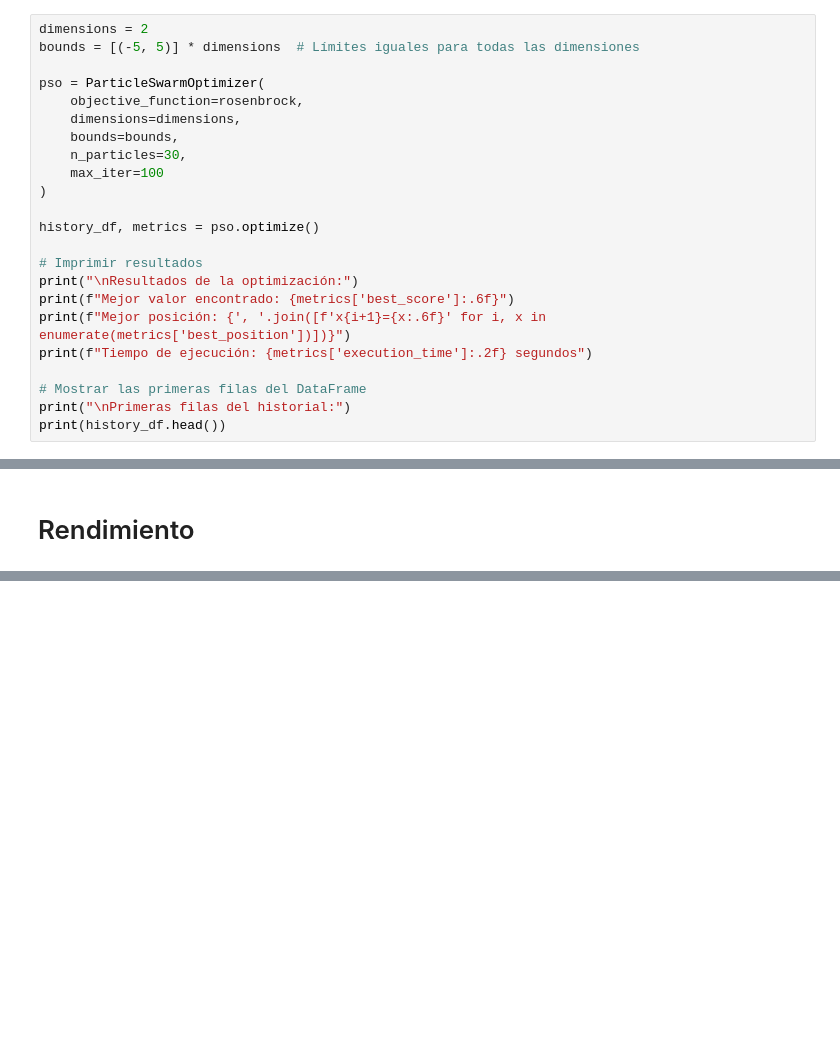
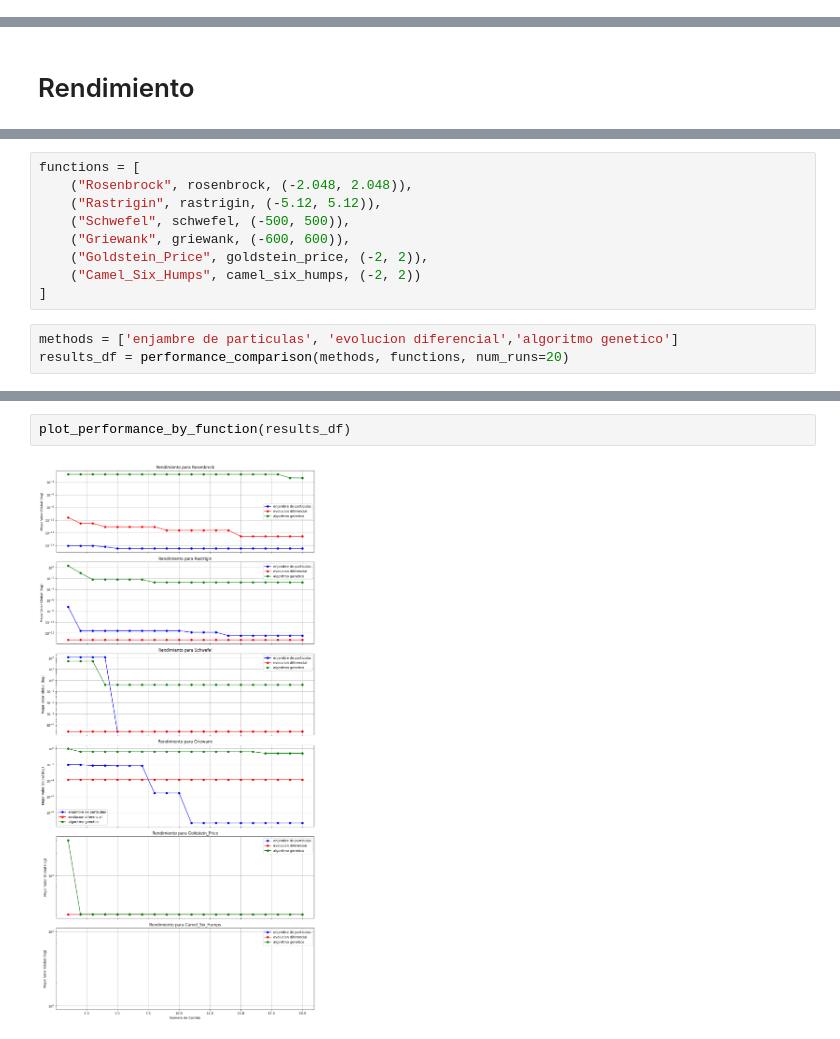
Before and after one commit to altamarluis/Blog-redes-neuronales-y-algoritmos-bio-inspirados, a Jupyter notebook: notebooks/funciones1.ipynb, the cells around one changed output, grey strips where cells are left out. Drawn from its saved outputs; the diff is of its cells as text; blank space fills up the shorter version.

Commit message:
added rendimiento functions

```diff
--- a/notebooks/funciones1.ipynb
+++ b/notebooks/funciones1.ipynb
@@ -1041,26 +1025,3 @@ class ParticleSwarmOptimizer:
         }
 
         return history_df, metrics
-# %%
-dimensions = 2
-bounds = [(-5, 5)] * dimensions  # Límites iguales para todas las dimensiones
-
-pso = ParticleSwarmOptimizer(
-    objective_function=rosenbrock,
-    dimensions=dimensions,
-    bounds=bounds,
-    n_particles=30,
-    max_iter=100
-)
-
-history_df, metrics = pso.optimize()
-
-# Imprimir resultados
-print("\nResultados de la optimización:")
-print(f"Mejor valor encontrado: {metrics['best_score']:.6f}")
-print(f"Mejor posición: {', '.join([f'x{i+1}={x:.6f}' for i, x in enumerate(metrics['best_position'])])}")
-print(f"Tiempo de ejecución: {metrics['execution_time']:.2f} segundos")
-
-# Mostrar las primeras filas del DataFrame
-print("\nPrimeras filas del historial:")
-print(history_df.head())
@@ -1450,0 +1377,12 @@ def optimize_performance_comparison(
+# %%
+functions = [
+    ("Rosenbrock", rosenbrock, (-2.048, 2.048)),
+    ("Rastrigin", rastrigin, (-5.12, 5.12)),
+    ("Schwefel", schwefel, (-500, 500)),
+    ("Griewank", griewank, (-600, 600)),
+    ("Goldstein_Price", goldstein_price, (-2, 2)),
+    ("Camel_Six_Humps", camel_six_humps, (-2, 2))
+]
+# %%
+methods = ['enjambre de particulas', 'evolucion diferencial','algoritmo genetico']
+results_df = performance_comparison(methods, functions, num_runs=20)
@@ -1450,0 +1468,4 @@ def optimize_performance_comparison(
+# %%
+plot_performance_by_function(results_df)
+# %% [output]
+[figure, added]
```
Also changed, not shown: parts of 8 cells of this notebook.
